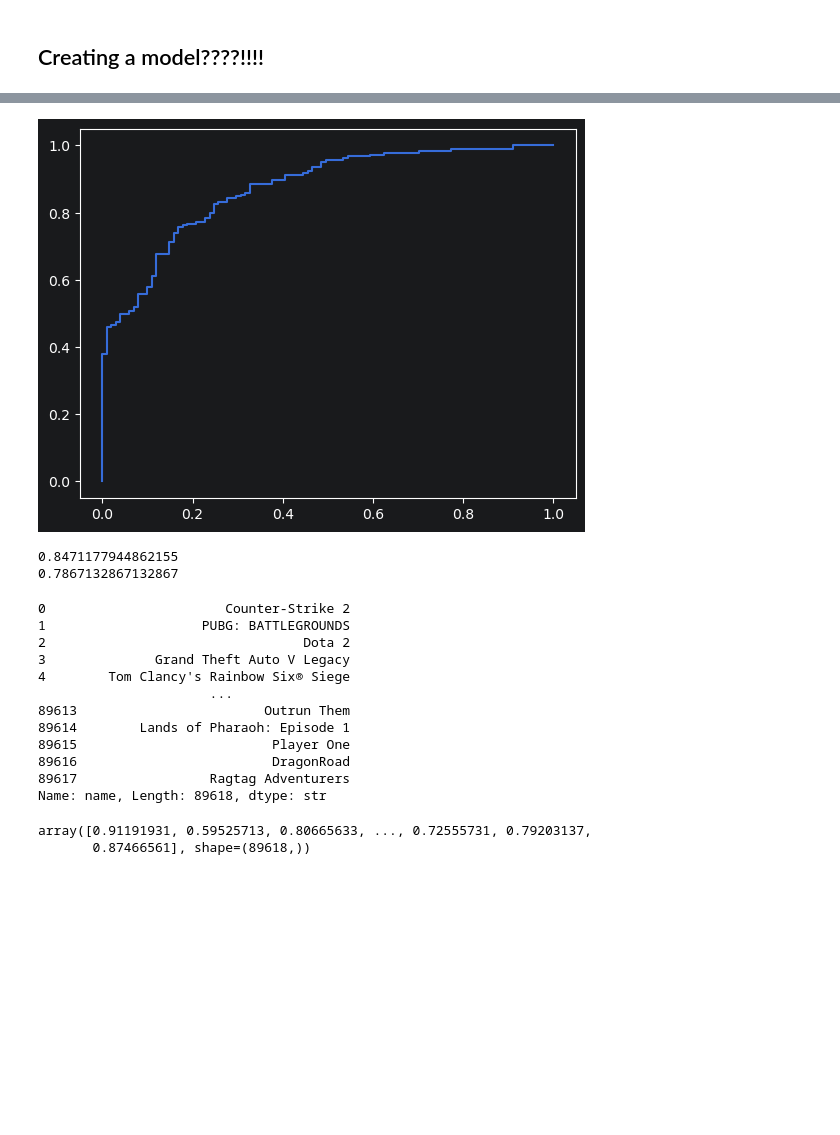
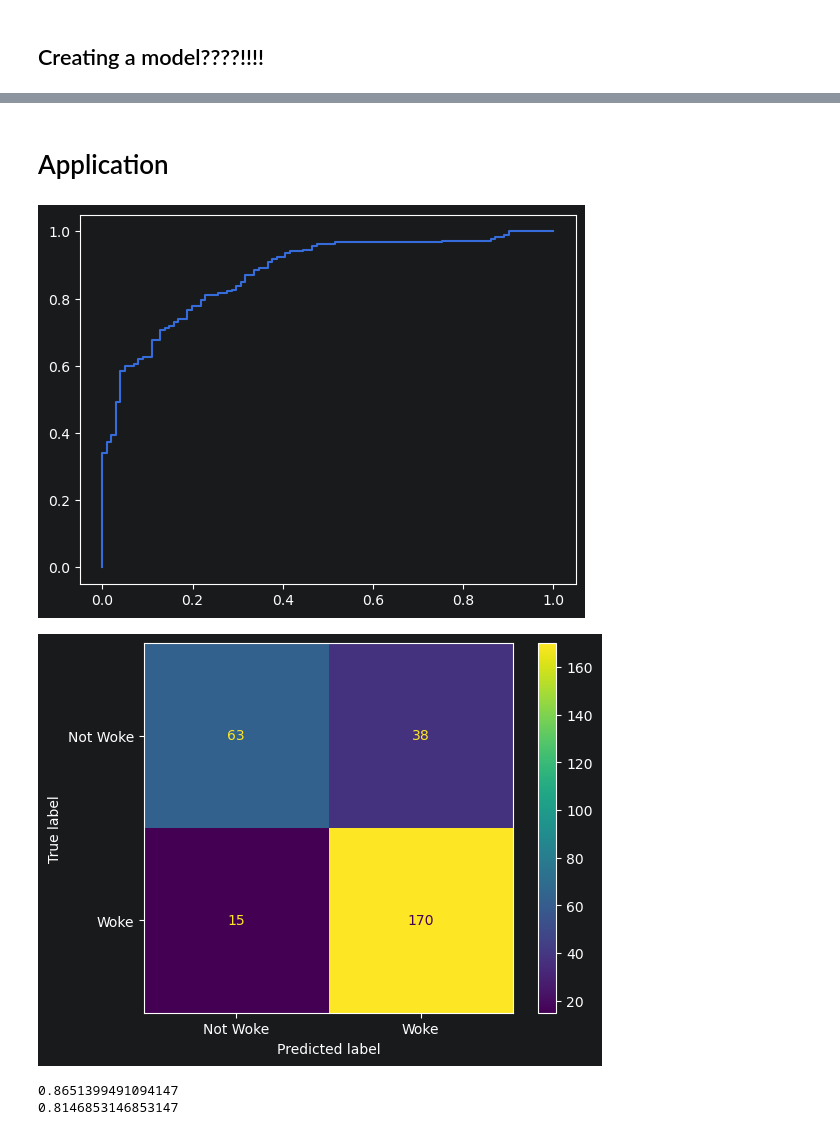
Before and after one commit to i-eye/Machine-Learning-Steam-Games, a Jupyter notebook: WokeModelling.ipynb, the cells around one changed output, grey strips where cells are left out. Saved outputs shown, nothing was run; the diff lists cells and outputs as text; code cells hidden in the pictures; blank space fills up the shorter version.

```diff
--- a/WokeModelling.ipynb
+++ b/WokeModelling.ipynb
@@ -307,45 +280,54 @@ OrderedDict({'learning_rate': 0.1014521229018973, 'max_depth': 13, 'max_iter': 2
+# %% [markdown]
+# Application
 # %%
 #BEST RESULTS:
 
-estimator = GradientBoostingClassifier(loss="log_loss", random_state=42, learning_rate=0.0115426, max_depth=8, min_impurity_decrease=0.338549, n_estimators=473)
+best_param = {
+    "loss": ["log_loss"],
+    "learning_rate": [0.011542589124223126],
+    "n_estimators": [473],
+    "max_depth": [8],
+    "min_impurity_decrease": [0.03385488584046937]
+}
 
-estimator.fit(x_train_scaled, y_train)
+
+estimator = GradientBoostingClassifier(random_state=42)
+
+# this is quite honestly the easiest way to do a cross validation
+best_gridSearch = GridSearchCV(estimator, param_grid=best_param, cv=5, n_jobs=-1)
+
+best_gridSearch.fit(x_train_scaled, y_train)
+estimator = best_gridSearch.best_estimator_
 
 y_pred = estimator.predict(x_test_scaled)
 y_prob = estimator.predict_proba(x_test_scaled)[:,1]
 fpr, trp, _ = metrics.roc_curve(y_test, y_prob)
 plt.plot(fpr, trp)
 plt.show()
 
+confusion = metrics.confusion_matrix(y_test, y_pred)
+confusion_display = metrics.ConfusionMatrixDisplay(confusion_matrix=confusion, display_labels=["Not Woke", "Woke"])
+confusion_display.plot()
+plt.show()
+
 print(metrics.f1_score(y_test, y_pred))
 print(metrics.accuracy_score(y_test, y_pred))
 # %% [output]
-[figure, old version]
+[figure, new version]
+[figure, added]
-0.8471177944862155
-0.7867132867132867
+0.8651399491094147
+0.8146853146853147
 # %%
-x_full_scaled = np.concat([x_train_scaled_full, x_test_scaled_full], axis=0)
-predicted = estimator.predict_proba(x_full_scaled)[:,1]
+x_full = steam.drop(columns=["isWoke", "isNotWoke", "appid", "name"])
+x_full_scaled = scaler.fit_transform(x_full)
+
+predicted = estimator.predict(x_full_scaled)
+predicted_prob = estimator.predict_proba(x_full_scaled)[:,1]
+predicted_prob_log = estimator.predict_log_proba(x_full_scaled)[:,1]
 names = steam["name"]
 
 
-display(names)
-display(predicted)
-results = pd.DataFrame([names, predicted])
+
+results = pd.DataFrame([names, predicted, predicted_prob, predicted_prob_log])
 results = results.T
 results.to_csv("results.csv")
-# %% [output]
-0                       Counter-Strike 2
-1                    PUBG: BATTLEGROUNDS
-2                                 Dota 2
-3              Grand Theft Auto V Legacy
-4        Tom Clancy's Rainbow Six® Siege
-                      ...
-89613                        Outrun Them
-89614        Lands of Pharaoh: Episode 1
-89615                         Player One
-89616                         DragonRoad
-89617                 Ragtag Adventurers
-Name: name, Length: 89618, dtype: str
-array([0.91191931, 0.59525713, 0.80665633, ..., 0.72555731, 0.79203137,
-       0.87466561], shape=(89618,))
```
Also changed, not shown: parts of 6 cells of this notebook, 1 other file.
